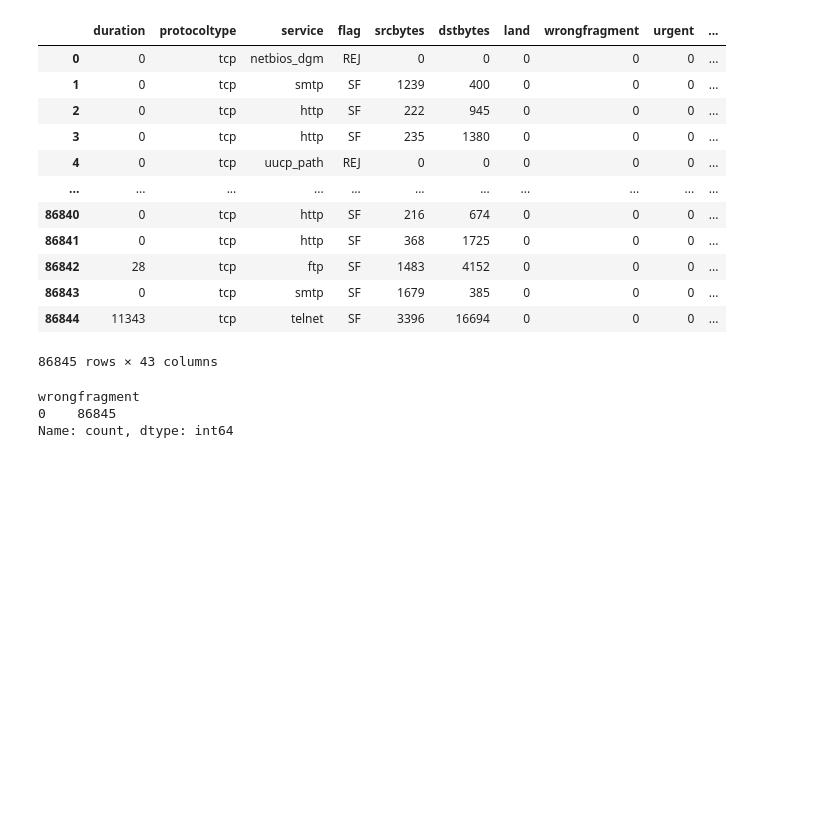
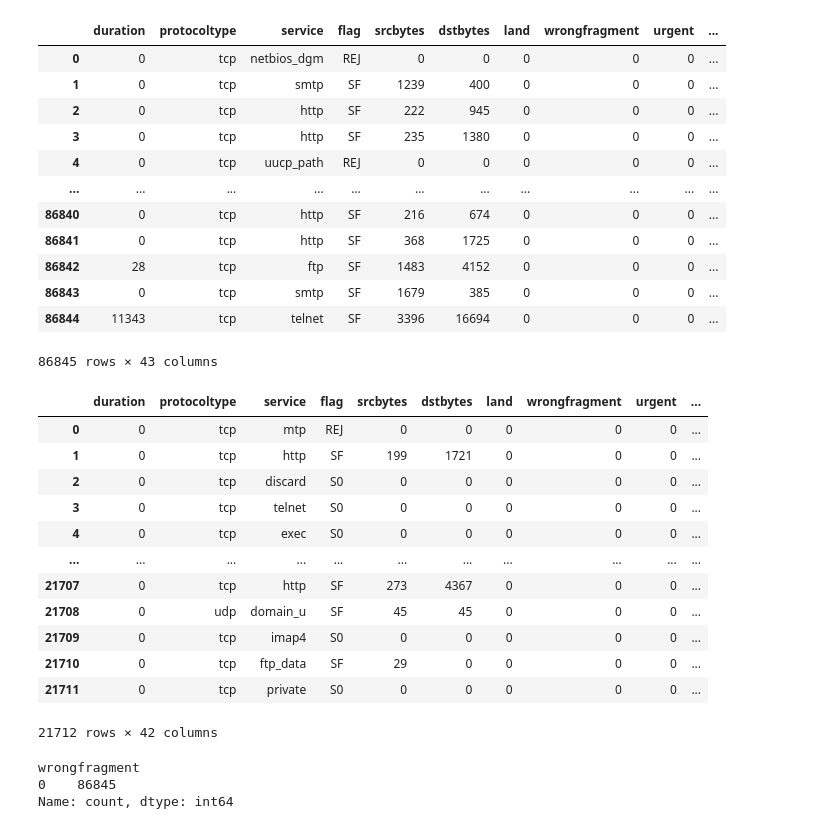
Before and after one commit to SketchyCarrot/Network_Activity_Anomaly_Detection, a Jupyter notebook: main.ipynb, the cells around one changed output. Saved outputs shown, nothing was run; the diff lists cells and outputs as text; code cells hidden in the pictures; blank space fills up the shorter version.

```diff
--- a/main.ipynb
+++ b/main.ipynb
@@ -28,6 +29,22 @@ df
 | 86843 | 0 | tcp | smtp | SF | 1679 | 385 | 0 | 0 | 0 | ... |
 | 86844 | 11343 | tcp | telnet | SF | 3396 | 16694 | 0 | 0 | 0 | ... |
 86845 rows × 43 columns
+# %%
+dt
+# %% [output]
+|  | duration | protocoltype | service | flag | srcbytes | dstbytes | land | wrongfragment | urgent | ... |
+| 0 | 0 | tcp | mtp | REJ | 0 | 0 | 0 | 0 | 0 | ... |
+| 1 | 0 | tcp | http | SF | 199 | 1721 | 0 | 0 | 0 | ... |
+| 2 | 0 | tcp | discard | S0 | 0 | 0 | 0 | 0 | 0 | ... |
+| 3 | 0 | tcp | telnet | S0 | 0 | 0 | 0 | 0 | 0 | ... |
+| 4 | 0 | tcp | exec | S0 | 0 | 0 | 0 | 0 | 0 | ... |
+| ... | ... | ... | ... | ... | ... | ... | ... | ... | ... | ... |
+| 21707 | 0 | tcp | http | SF | 273 | 4367 | 0 | 0 | 0 | ... |
+| 21708 | 0 | udp | domain_u | SF | 45 | 45 | 0 | 0 | 0 | ... |
+| 21709 | 0 | tcp | imap4 | S0 | 0 | 0 | 0 | 0 | 0 | ... |
+| 21710 | 0 | tcp | ftp_data | SF | 29 | 0 | 0 | 0 | 0 | ... |
+| 21711 | 0 | tcp | private | S0 | 0 | 0 | 0 | 0 | 0 | ... |
+21712 rows × 42 columns
 # %%
 df.wrongfragment.value_counts()
 # %% [output]
```
Also changed, not shown: parts of 29 cells of this notebook, 1 other file.
